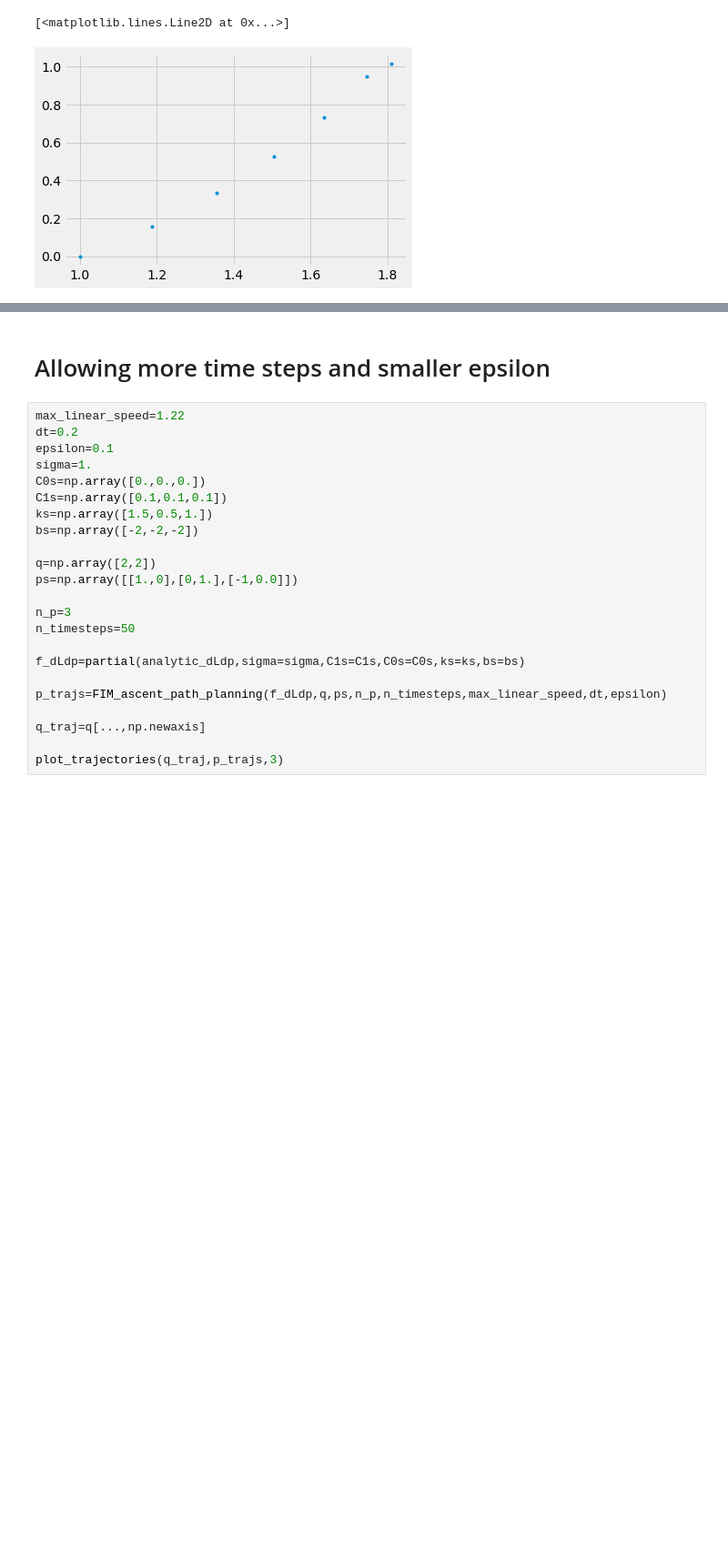
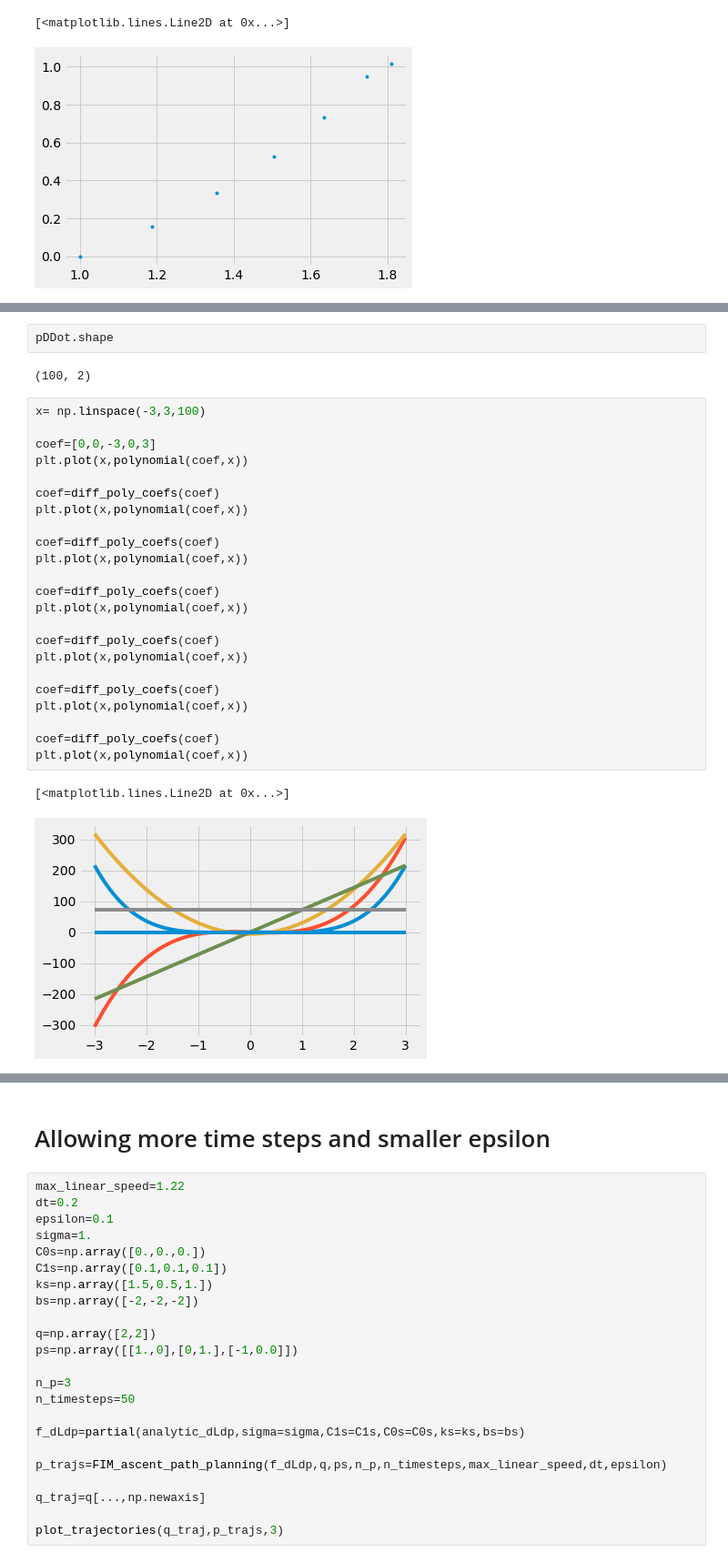
Before and after one commit to lina-robotics-lab/fim_track, a Jupyter notebook: src/Path Planning with FIM gradient descent .ipynb, the cells around one changed output, grey strips where cells are left out. Shown at 91% size. Cells and saved outputs as stored; diff of their text form; blank space fills up the shorter version.

```diff
--- a/src/Path Planning with FIM gradient descent .ipynb
+++ b/src/Path Planning with FIM gradient descent .ipynb
@@ -155,3 +284,33 @@ def fit_spatial_polynomial(waypoints,poly_order, state_space_dim):
+# %%
+pDDot.shape
+# %% [output]
+(100, 2)
+# %%
+x= np.linspace(-3,3,100)
+
+coef=[0,0,-3,0,3]
+plt.plot(x,polynomial(coef,x))
+
+coef=diff_poly_coefs(coef)
+plt.plot(x,polynomial(coef,x))
+
+coef=diff_poly_coefs(coef)
+plt.plot(x,polynomial(coef,x))
+
+coef=diff_poly_coefs(coef)
+plt.plot(x,polynomial(coef,x))
+
+coef=diff_poly_coefs(coef)
+plt.plot(x,polynomial(coef,x))
+
+coef=diff_poly_coefs(coef)
+plt.plot(x,polynomial(coef,x))
+
+coef=diff_poly_coefs(coef)
+plt.plot(x,polynomial(coef,x))
+# %% [output]
+[<matplotlib.lines.Line2D at 0x...>]
+[figure, added]
 # %%
 waypoints = p_trajs[:,1,:]
 
```
Also changed, not shown: parts of 11 cells of this notebook, 1 other file.
